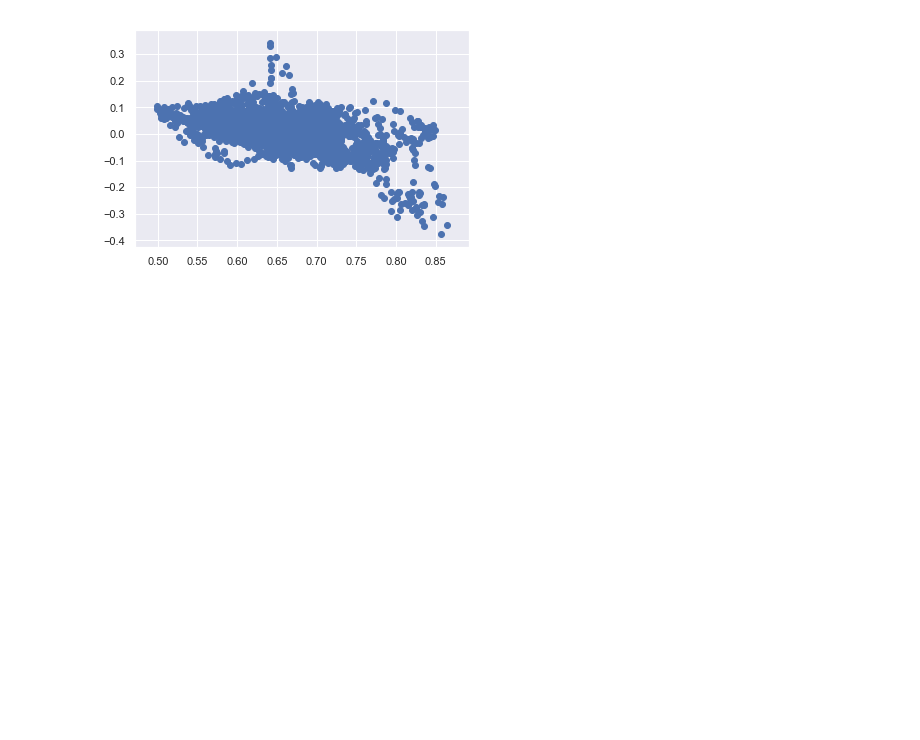
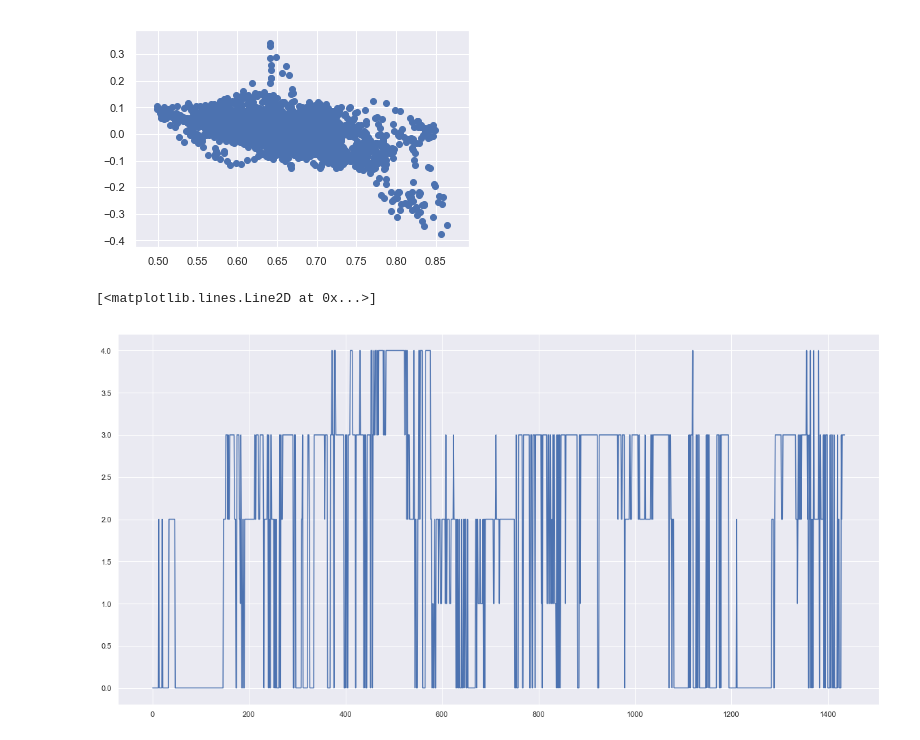
Before and after one commit to looselyconnected/fastai, a Jupyter notebook: stock/eda.ipynb, the cells around one changed output. Saved outputs shown, nothing was run; the diff lists cells and outputs as text; code cells hidden in the pictures; blank space fills up the shorter version.

```diff
--- a/stock/eda.ipynb
+++ b/stock/eda.ipynb
@@ -12,6 +12,9 @@ This means that in case of installing LightGBM from PyPI via the ``pip install l
 Instead of that, you need to install the OpenMP library, which is required for running LightGBM on the system with the Apple Clang compiler.
 You can install the OpenMP library by the following command: ``brew install libomp``.
   "You can install the OpenMP library by the following command: ``brew install libomp``.", UserWarning)
+# %%
+import matplotlib
+matplotlib.rcParams['figure.figsize'] = (20.0, 10.0)
 # %%
 df = get_ticker_df('data', 'xlf')
 add_ticker_features(df)
@@ -113,3 +116,12 @@ plt.scatter(spy_pc.pc_ratio.rolling(40).mean(), spy_pc.spy_d_40)
 # %% [output]
 <matplotlib.collections.PathCollection at 0x...>
 [figure]
+# %%
+pred_size = pd.read_csv('data/lgb_size_pred.csv')
+# %%
+pred_size['selection'] = np.argmax(pred_size.drop('timestamp', axis=1).values, axis=1)
+# %%
+plt.plot(pred_size.selection)
+# %% [output]
+[<matplotlib.lines.Line2D at 0x...>]
+[figure, added]
```
Also changed, not shown: parts of 3 cells of this notebook, 3 other files.
